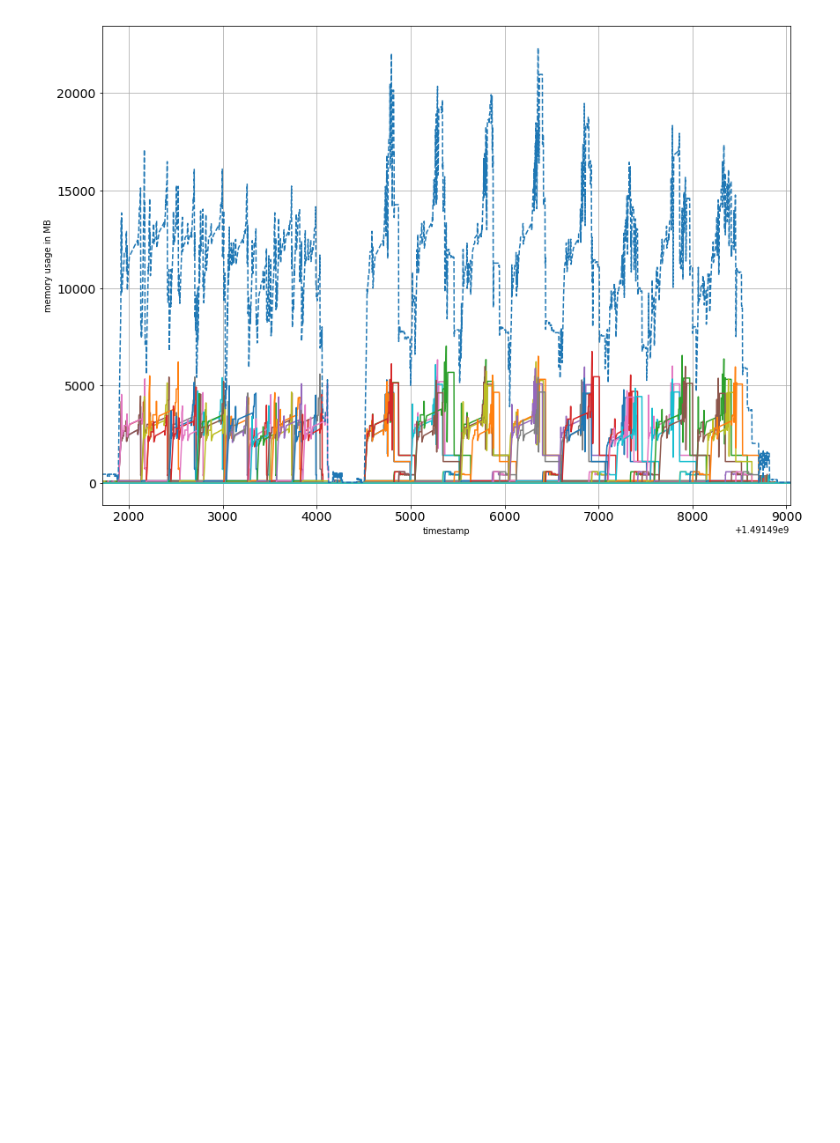
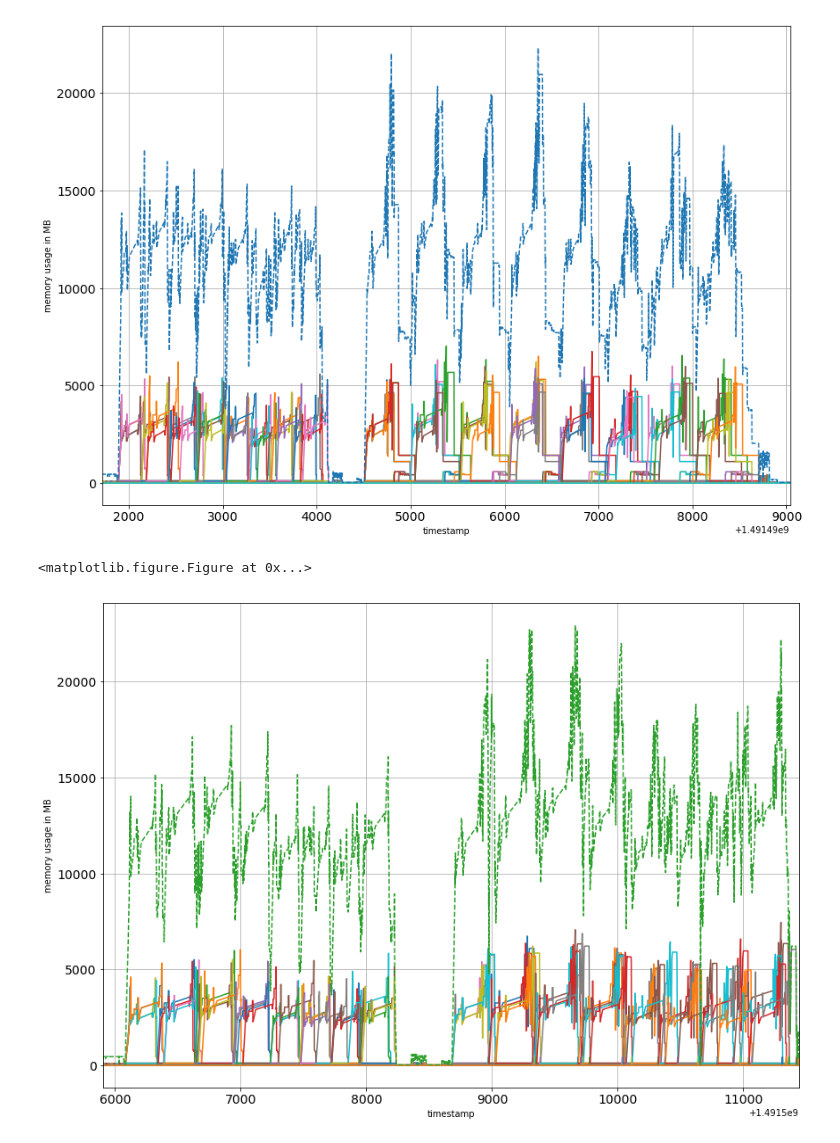
Before and after one commit to rokroskar/spark-fof, a Jupyter notebook: notebooks/memory analysis.ipynb, the cells around one changed output. Drawn from its saved outputs; the diff is of its cells as text; code cells hidden in the pictures; blank space fills up the shorter version.

Commit message:
new plots

```diff
--- a/notebooks/memory analysis.ipynb
+++ b/notebooks/memory analysis.ipynb
@@ -124,3 +124,9 @@ plot_mem_usage('/home/ics/roskar/mprofile_20170406171514.dat')
 # %% [output]
 <matplotlib.figure.Figure at 0x...>
 [figure]
+# %%
+# all particles 8 cores, 64 blocks, old generator fof
+plot_mem_usage('/home/ics/roskar/mprofile_20170406211136.dat')
+# %% [output]
+<matplotlib.figure.Figure at 0x...>
+[figure, added]
```
Also changed, not shown: parts of 1 cell of this notebook.
